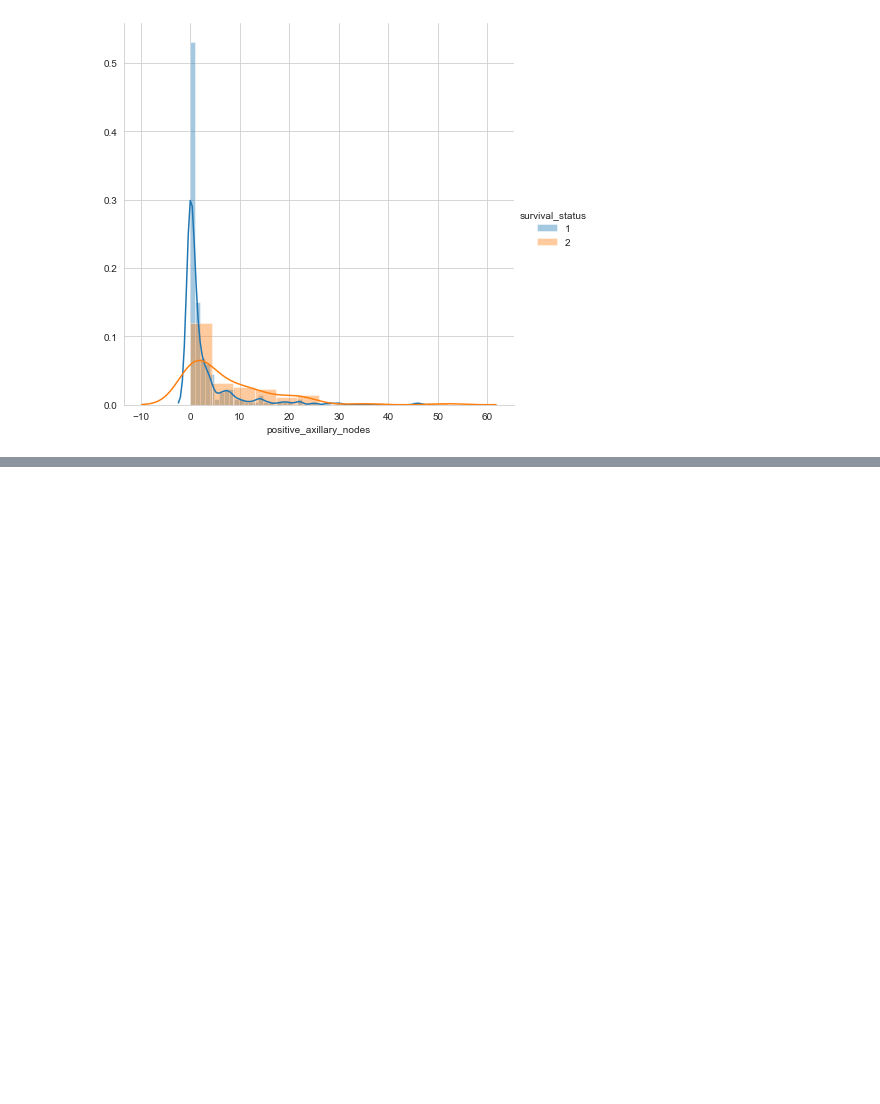
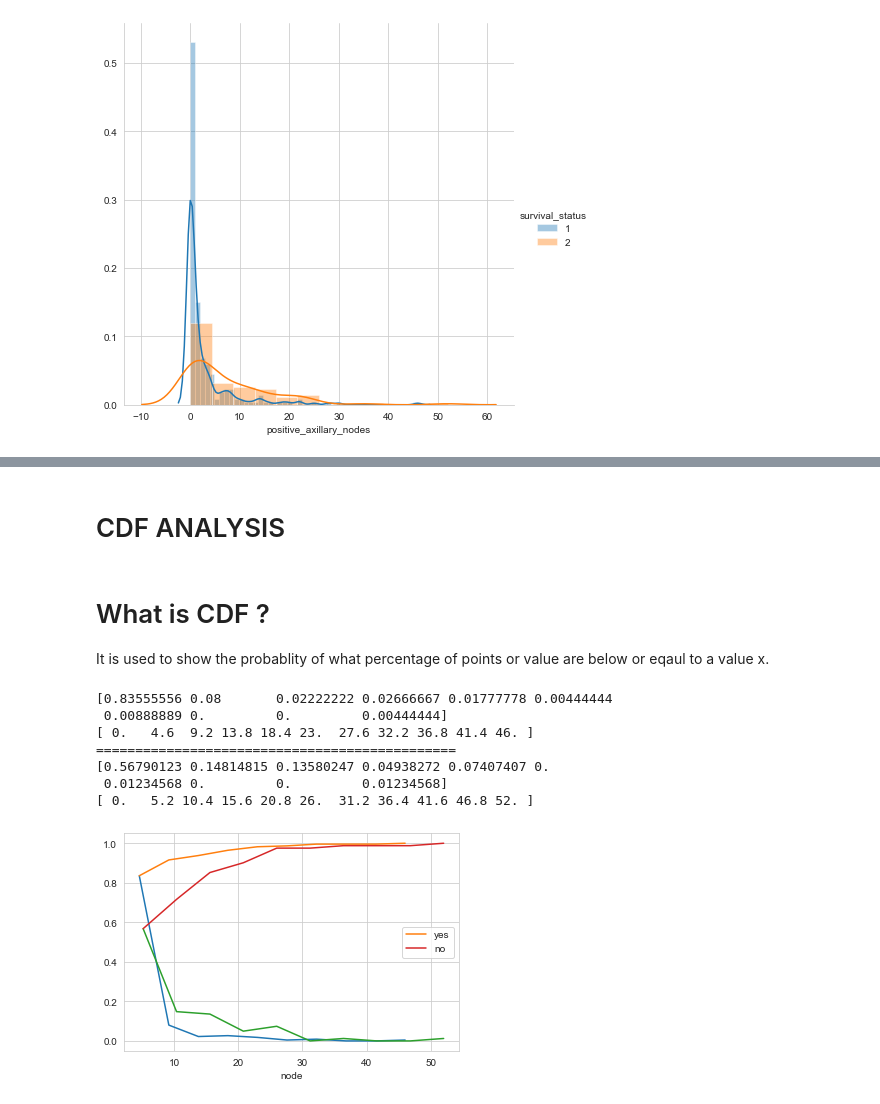
Before and after one commit to khrcmukesh2012/iris-dataset-analysis, a Jupyter notebook: EDA/haberman.ipynb, the cells around one changed output, grey strips where cells are left out. Drawn from its saved outputs; the diff is of its cells as text; code cells hidden in the pictures; blank space fills up the shorter version.

Commit message:
haberman dataset analysis

```diff
--- a/EDA/haberman.ipynb
+++ b/EDA/haberman.ipynb
@@ -18,7 +18,7 @@ from matplotlib import pyplot as plt
 import seaborn as sns
 # %%
 #Reading dataset and printing first five entry from dataset
-dataset = pd.read_csv('E:/python/datascience/EDA/haberman.csv')
+dataset = pd.read_csv('E:/python/datascience/iris-dataset-analysis/EDA/haberman.csv')
 print(dataset.head())
 # %% [output]
    Age  year  positive_axillary_nodes  survival_status
@@ -89,0 +90,38 @@ plt.show()
+# %% [markdown]
+# CDF ANALYSIS
+# %% [markdown]
+# What is CDF ?
+It is used to show the probablity of what percentage of points or value are below or eqaul to a value x.
+# %%
+status_yes = dataset.loc[dataset["survival_status"]==1]
+status_no = dataset.loc[dataset["survival_status"]==2]
+counts,edge = np.histogram(status_yes['positive_axillary_nodes'],bins=10,density=True)
+
+pdf = counts/sum(counts)
+print(pdf)
+print(edge)
+cdf = np.cumsum(pdf)
+sns.set_style('whitegrid')
+plt.plot(edge[1:],pdf)
+plt.plot(edge[1:],cdf,label="yes")
+plt.xlabel('node')
+print("==============================================")
+counts1,edge1 = np.histogram(status_no['positive_axillary_nodes'],bins=10,density=True)
+pdf1 = counts1/sum(counts1)
+print(pdf1)
+print(edge1)
+cdf1 = np.cumsum(pdf1)
+plt.plot(edge1[1:],pdf1)
+plt.plot(edge1[1:],cdf1,label="no")
+plt.xlabel('node')
+plt.legend()
+plt.show()
+# %% [output]
+[0.83555556 0.08       0.02222222 0.02666667 0.01777778 0.00444444
+ 0.00888889 0.         0.         0.00444444]
+[ 0.   4.6  9.2 13.8 18.4 23.  27.6 32.2 36.8 41.4 46. ]
+==============================================
+[0.56790123 0.14814815 0.13580247 0.04938272 0.07407407 0.
+ 0.01234568 0.         0.         0.01234568]
+[ 0.   5.2 10.4 15.6 20.8 26.  31.2 36.4 41.6 46.8 52. ]
+[figure, added]
```
Also changed, not shown: parts of 21 cells of this notebook.
